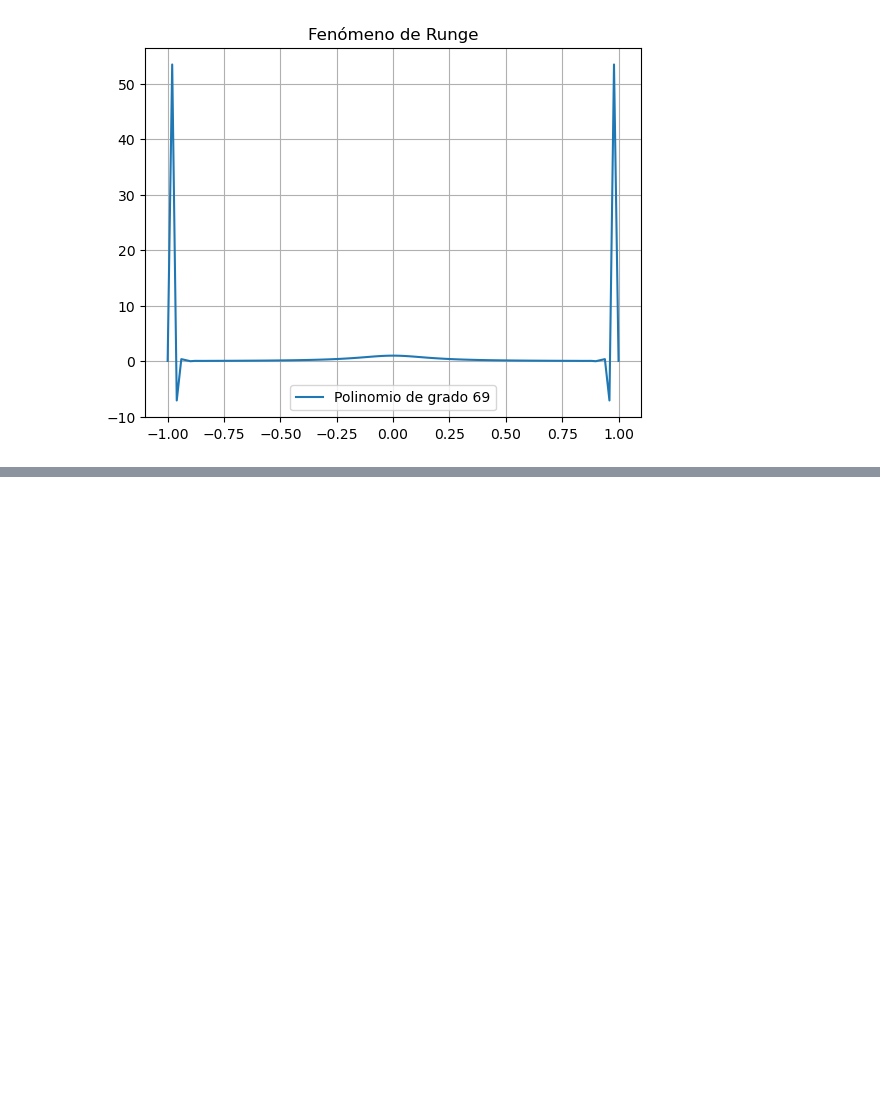
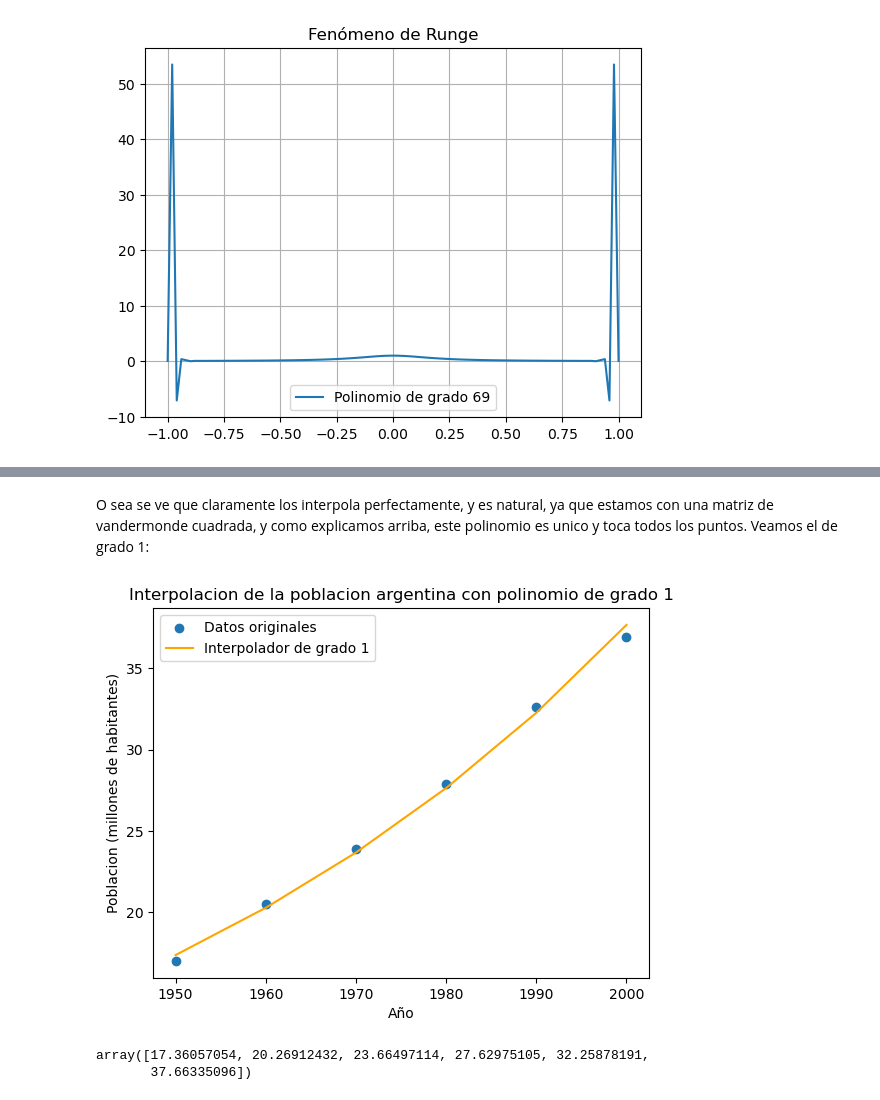
Before and after one commit to lmendezayl/uba-alc, a Jupyter notebook: guias/soluciones/guia6.ipynb, the cells around one changed output, grey strips where cells are left out. Saved outputs shown, nothing was run; the diff lists cells and outputs as text; code cells hidden in the pictures; blank space fills up the shorter version.

```diff
--- a/guias/soluciones/guia6.ipynb
+++ b/guias/soluciones/guia6.ipynb
@@ -403,0 +472,8 @@ Un poco mas claro, cuando usamos polinomios de grado alto, el error de interpola
+# %% [markdown]
+O sea se ve que claramente los interpola perfectamente, y es natural, ya que estamos con una matriz de vandermonde cuadrada, y como explicamos arriba, este polinomio es unico y toca todos los puntos. Veamos el de grado 1:
+# %%
+interpolacionLogaritmica(1)
+# %% [output]
+[figure, added]
+array([17.36057054, 20.26912432, 23.66497114, 27.62975105, 32.25878191,
+       37.66335096])
```
Also changed, not shown: parts of 34 cells of this notebook.
